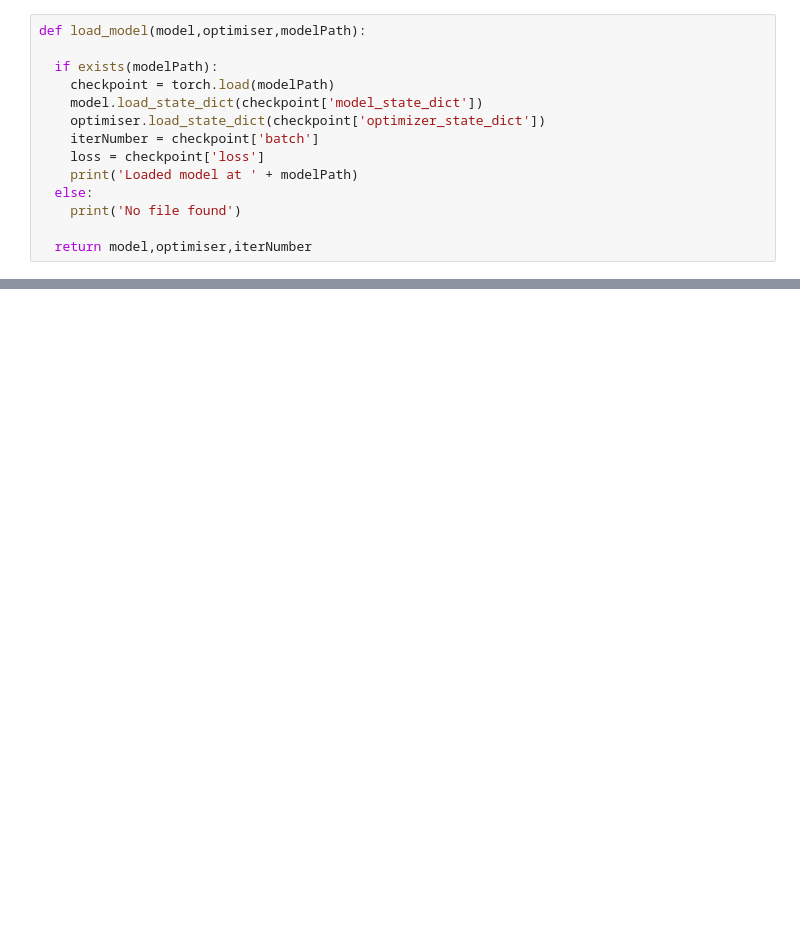
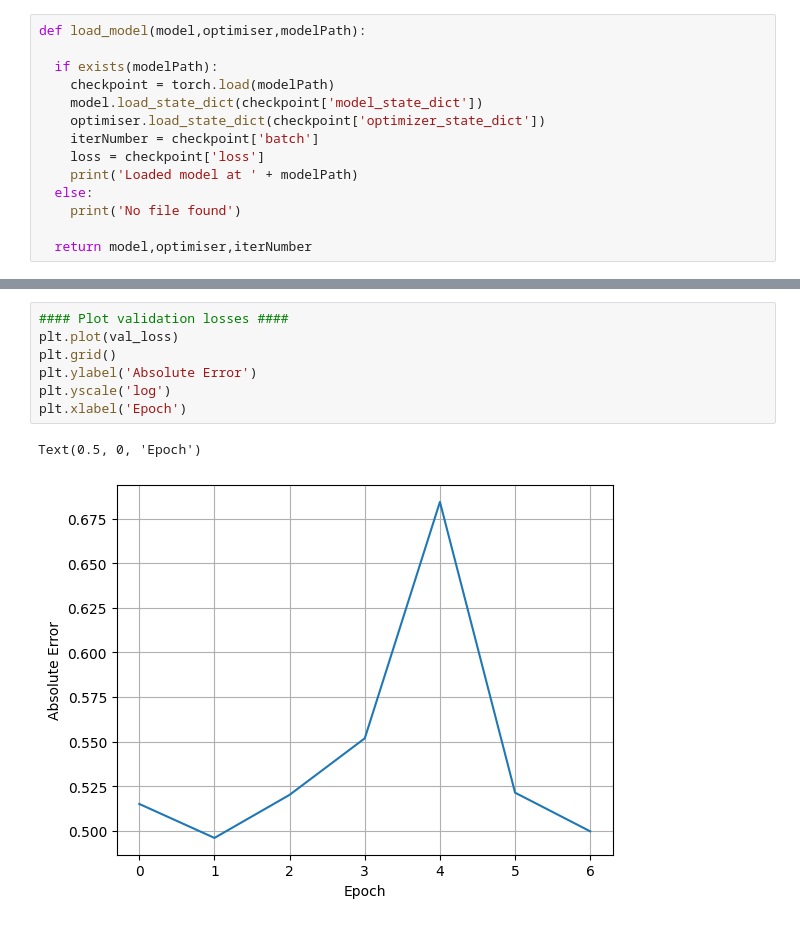
Before and after one commit to seoirsem/book_covers, a Jupyter notebook: book_ratings.ipynb, the cells around one changed output, grey strips where cells are left out. Cells and saved outputs as stored; diff of their text form; blank space fills up the shorter version.

```diff
--- a/book_ratings.ipynb
+++ b/book_ratings.ipynb
@@ -359,3 +370,13 @@ The average absolute error is 0.58
+# %%
+#### Plot validation losses ####
+plt.plot(val_loss)
+plt.grid()
+plt.ylabel('Absolute Error')
+plt.yscale('log')
+plt.xlabel('Epoch')
+# %% [output]
+Text(0.5, 0, 'Epoch')
+[figure, added]
 # %%
 #plt.plot([math.log(x) for x in losses])
 print(len(losses))
```
Also changed, not shown: parts of 12 cells of this notebook.
